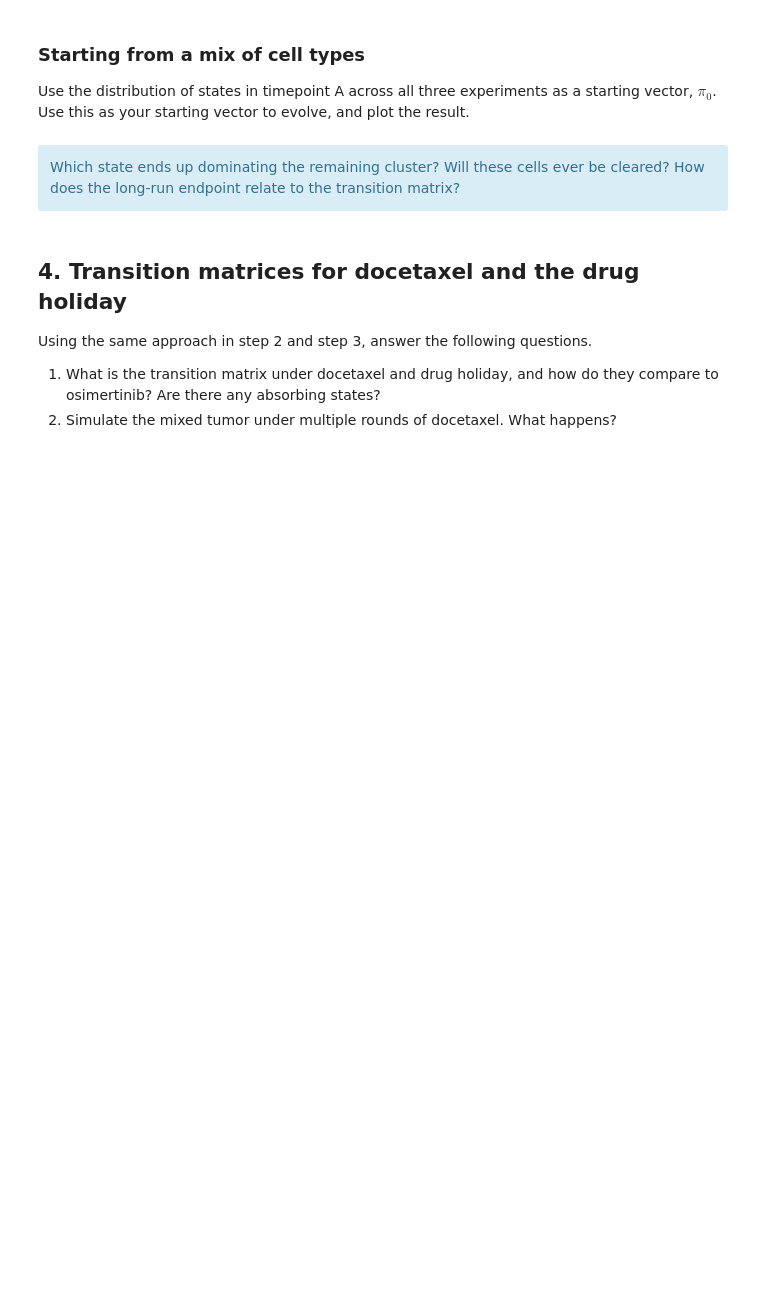
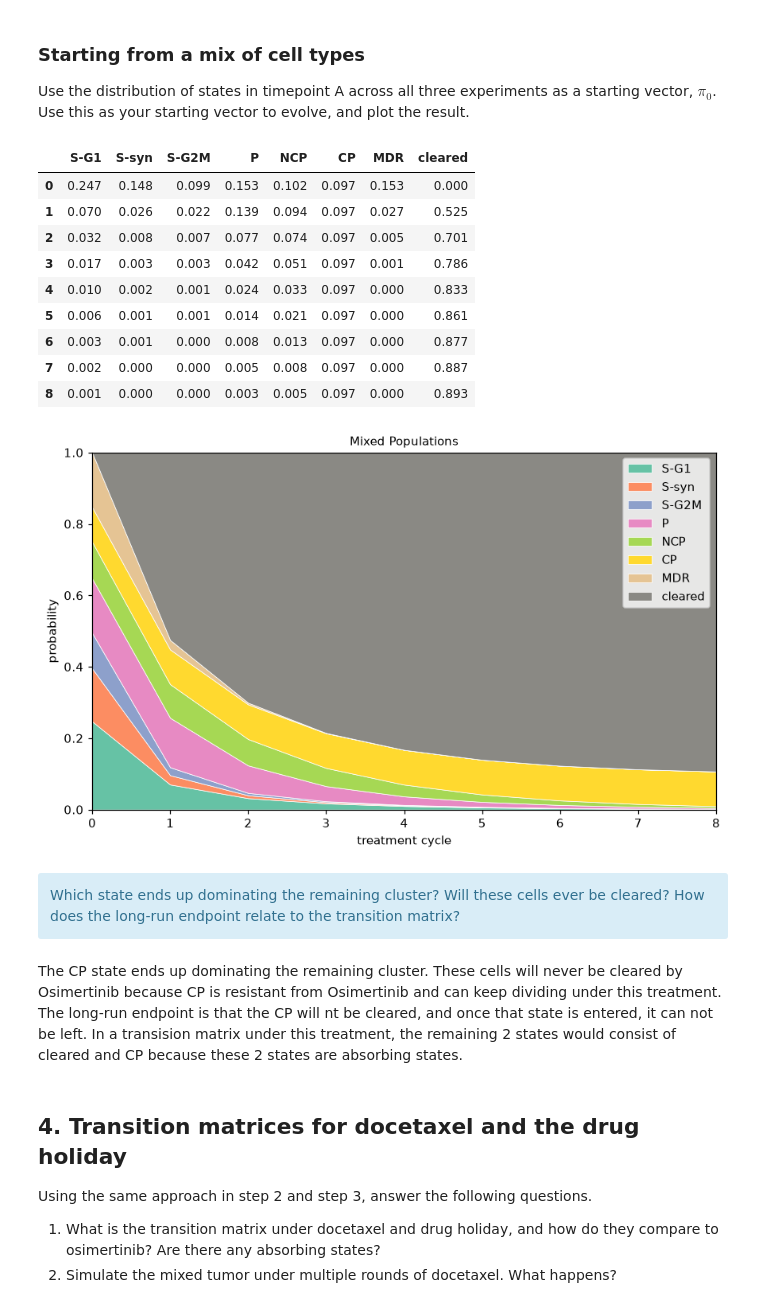
Before and after one commit to kaitlynNMcFadden/uu_markov, a Jupyter notebook: lab_2/Lab09_markov_chain_cells.ipynb, the cells around one changed output. Cells and saved outputs as stored; diff of their text form; code cells hidden in the pictures; blank space fills up the shorter version.

```diff
--- a/lab_2/Lab09_markov_chain_cells.ipynb
+++ b/lab_2/Lab09_markov_chain_cells.ipynb
@@ -227,11 +396,58 @@ Use the distribution of states in timepoint A across all three experiments as a
 # %%
 # Your code here
 
-pi_mix = ...   # TODO: set this equal to the starting vector from timepoint A
+# TODO: set this equal to the starting vector from timepoint A
+#normalize=True gives proprtions, we want all rows=timepoint A and want grouped states, not
+# individual rows
+# reindex: sorts the vector in terms of the OUTCOMES order from earlier
+# fill_value, for cleared
+pi_mix = cells[cells['timepoint']=='A']['state'].value_counts(
+    normalize=True).reindex(OUTCOMES, fill_value=0).to_numpy()
+# pi_mix
 
-# evolve pi_mix and plot the results
+# # evolve pi_mix and plot the results
+# N_CYCLES = 8
+# fig, axes = plt.subplots(2, 4, figsize=(15, 6.2), sharey=True)
+# for ax, s in zip(axes.flat, STATES):
+#     plot_trajectory(evolve(s, pi_mix), pi_mix, N_CYCLES), ax, f"start in {s}"
+
+# axes.flat[-1].axis("off")                                   # 7 states, 8 panels: use the last one for the legend
+# handles, labels = axes.flat[0].get_legend_handles_labels()
+# axes.flat[-1].legend(handles, labels, loc="center", frameon=False)
+
+# for ax in axes[:, 0]:
+#     ax.set_ylabel("probability")
+# plt.tight_layout()
+# plt.show()
+
+N_CYCLES = 8
+traj_mix = evolve(pi_mix, P_hat, N_CYCLES)
+display(pd.DataFrame(traj_mix, columns=OUTCOMES).round(3))
+
+fig, ax = plt.subplots(figsize = (8,5))
+plot_trajectory(traj_mix, ax, "Mixed Populations")
+
+ax.legend(OUTCOMES)
+
+ax.set_ylabel("probability")
+plt.tight_layout()
+plt.show()
+# %% [output]
+|  | S-G1 | S-syn | S-G2M | P | NCP | CP | MDR | cleared |
+| 0 | 0.247 | 0.148 | 0.099 | 0.153 | 0.102 | 0.097 | 0.153 | 0.000 |
+| 1 | 0.070 | 0.026 | 0.022 | 0.139 | 0.094 | 0.097 | 0.027 | 0.525 |
+| 2 | 0.032 | 0.008 | 0.007 | 0.077 | 0.074 | 0.097 | 0.005 | 0.701 |
+| 3 | 0.017 | 0.003 | 0.003 | 0.042 | 0.051 | 0.097 | 0.001 | 0.786 |
+| 4 | 0.010 | 0.002 | 0.001 | 0.024 | 0.033 | 0.097 | 0.000 | 0.833 |
+| 5 | 0.006 | 0.001 | 0.001 | 0.014 | 0.021 | 0.097 | 0.000 | 0.861 |
+| 6 | 0.003 | 0.001 | 0.000 | 0.008 | 0.013 | 0.097 | 0.000 | 0.877 |
+| 7 | 0.002 | 0.000 | 0.000 | 0.005 | 0.008 | 0.097 | 0.000 | 0.887 |
+| 8 | 0.001 | 0.000 | 0.000 | 0.003 | 0.005 | 0.097 | 0.000 | 0.893 |
+[figure, added]
 # %% [markdown]
 <div class = "alert alert-info"> Which state ends up dominating the remaining cluster? Will these cells ever be cleared? How does the long-run endpoint relate to the transition matrix?</div>
+# %% [markdown]
+The CP state ends up dominating the remaining cluster. These cells will never be cleared by Osimertinib because CP is resistant from Osimertinib and can keep dividing under this treatment. The long-run endpoint is that the CP will nt be cleared, and once that state is entered, it can not be left. In a transision matrix under this treatment, the remaining 2 states would consist of cleared and CP because these 2 states are absorbing states.
 # %% [markdown]
 ## 4. Transition matrices for docetaxel and the drug holiday
 
```
Also changed, not shown: parts of 29 cells of this notebook, 11 other files.
